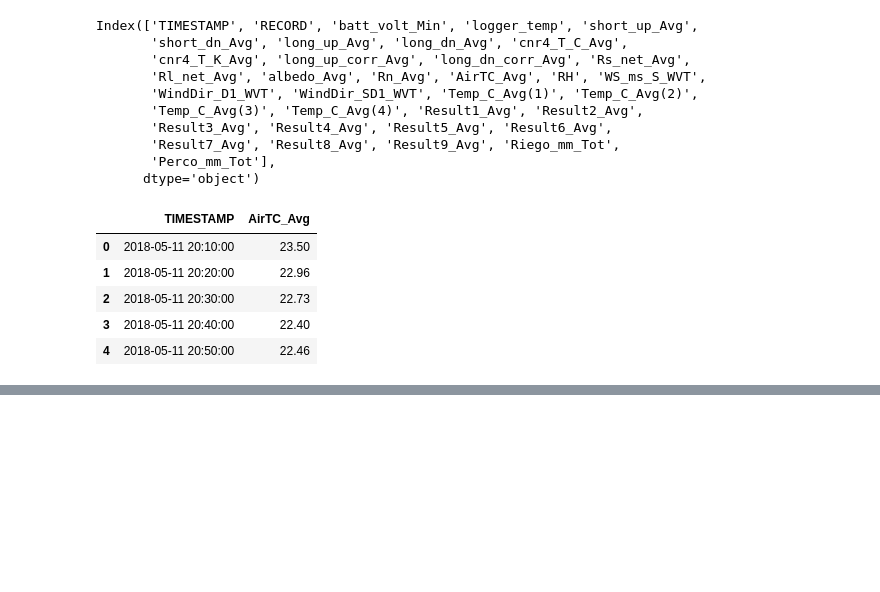
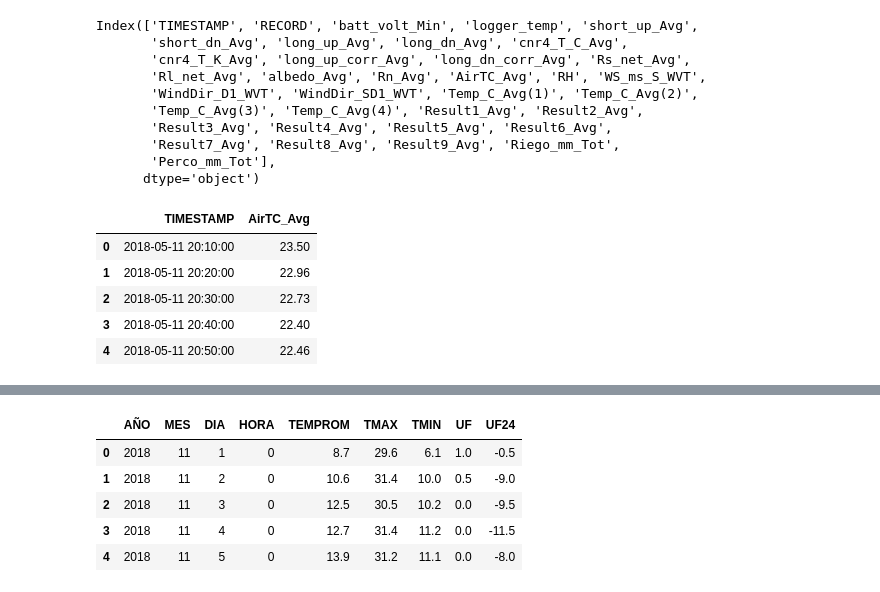
Before and after one commit to jorgebenz9/Computacional1, a Jupyter notebook: Evaluacion1/Evaluacion _1.ipynb, the cells around one changed output, grey strips where cells are left out. Cells and saved outputs as stored; diff of their text form; code cells hidden in the pictures; blank space fills up the shorter version.

```diff
--- a/Evaluacion1/Evaluacion _1.ipynb
+++ b/Evaluacion1/Evaluacion _1.ipynb
@@ -113,0 +180,12 @@ print(data2.head())
+# %%
+#Quitamos datos repetidos por hora y reseteamos el índice.
+data1 = data1.drop_duplicates(subset=['AÑO','MES','DIA'])
+data1=data1.reset_index(drop=True)
+data1.head()
+# %% [output]
+|  | AÑO | MES | DIA | HORA | TEMPROM | TMAX | TMIN | UF | UF24 |
+| 0 | 2018 | 11 | 1 | 0 | 8.7 | 29.6 | 6.1 | 1.0 | -0.5 |
+| 1 | 2018 | 11 | 2 | 0 | 10.6 | 31.4 | 10.0 | 0.5 | -9.0 |
+| 2 | 2018 | 11 | 3 | 0 | 12.5 | 30.5 | 10.2 | 0.0 | -9.5 |
+| 3 | 2018 | 11 | 4 | 0 | 12.7 | 31.4 | 11.2 | 0.0 | -11.5 |
+| 4 | 2018 | 11 | 5 | 0 | 13.9 | 31.2 | 11.1 | 0.0 | -8.0 |
```
Also changed, not shown: parts of 21 cells of this notebook, 2 other files.
